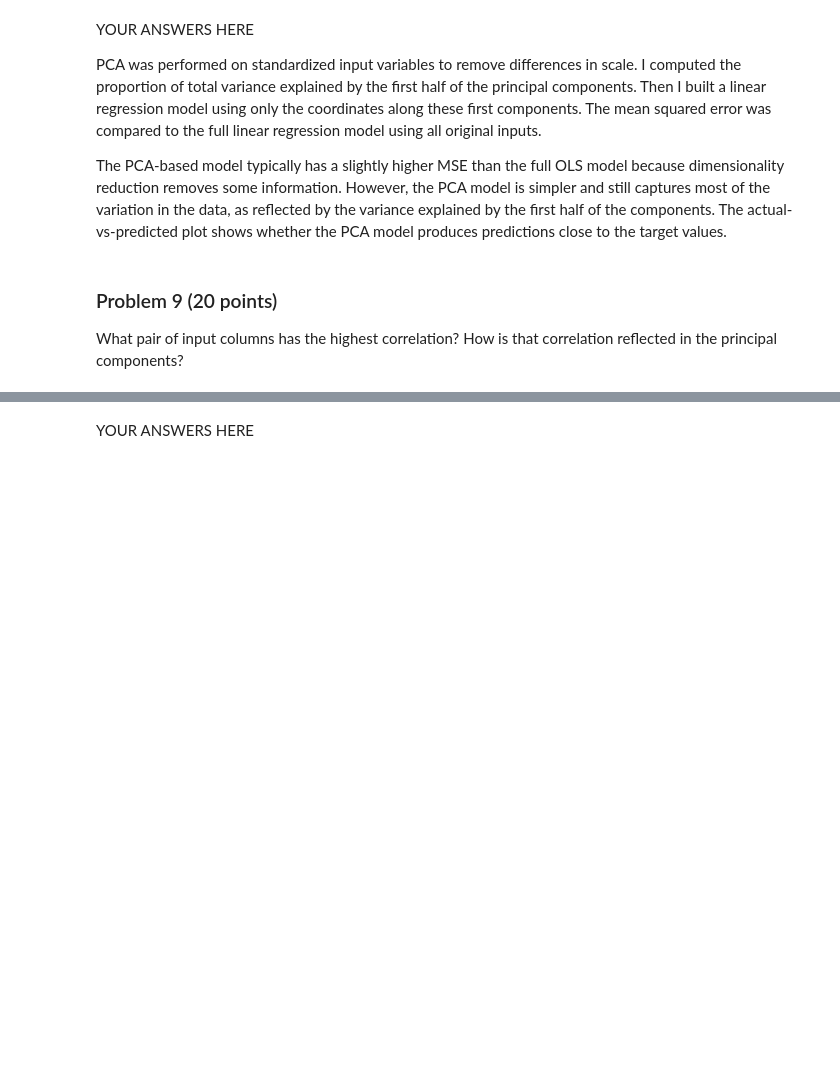
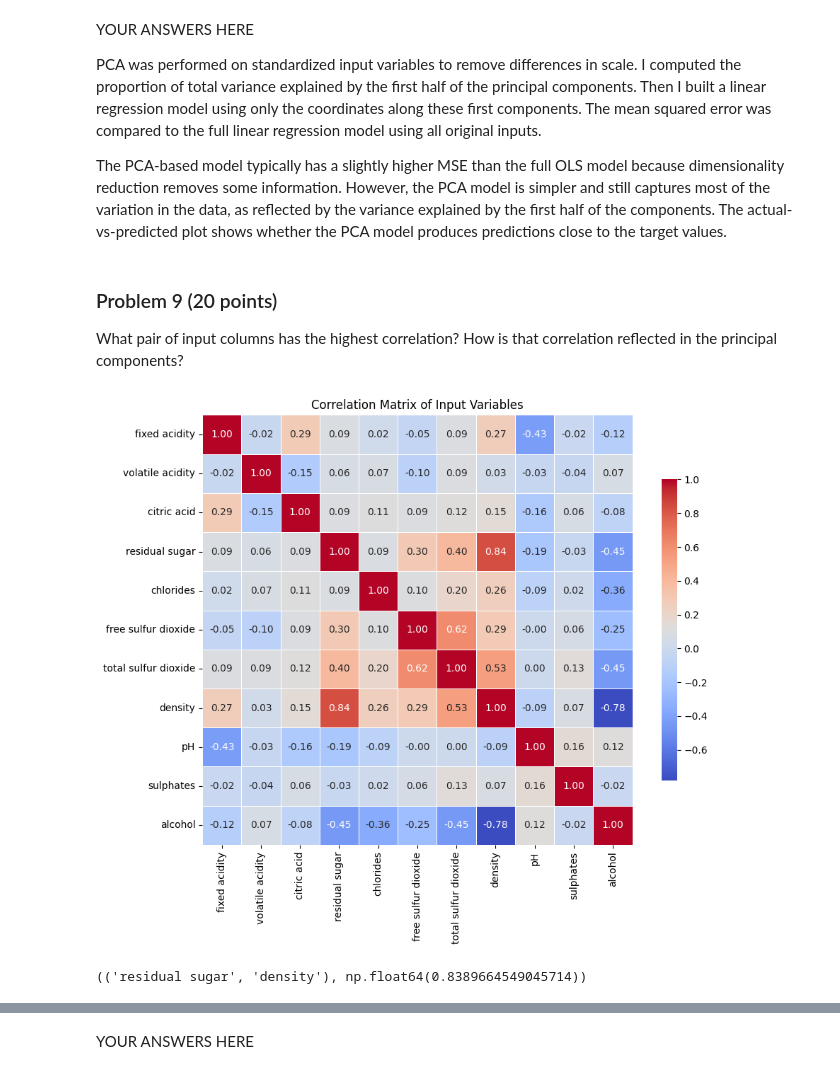
Before and after one commit to gdouek/dx601-final-project, a Jupyter notebook: project.ipynb, the cells around one changed output, grey strips where cells are left out. Saved outputs shown, nothing was run; the diff lists cells and outputs as text; code cells hidden in the pictures; blank space fills up the shorter version.

```diff
--- a/project.ipynb
+++ b/project.ipynb
@@ -548,0 +547,28 @@ How is that correlation reflected in the principal components?
+# %%
+# YOUR CODE HERE
+
+import seaborn as sns
+
+corr_matrix = df.drop(columns=["target"]).corr()
+
+plt.figure(figsize=(10, 8))
+sns.heatmap(corr_matrix, annot=True, cmap="coolwarm", fmt=".2f",
+            linewidths=0.5, square=True, cbar_kws={"shrink": 0.7})
+plt.title("Correlation Matrix of Input Variables")
+plt.tight_layout()
+plt.show()
+# %% [output]
+[figure, added]
+# %%
+
+
+corr_matrix = df.drop(columns=["target"]).corr()
+
+# Find the highest correlation (off-diagonal only)
+corr_unstacked = corr_matrix.where(~np.eye(corr_matrix.shape[0], dtype=bool)).unstack()
+highest_pair = corr_unstacked.abs().idxmax()
+highest_value = corr_unstacked[highest_pair]
+
+highest_pair, highest_value
+# %% [output]
+(('residual sugar', 'density'), np.float64(0.8389664549045714))
```
Also changed, not shown: parts of 2 cells of this notebook.
